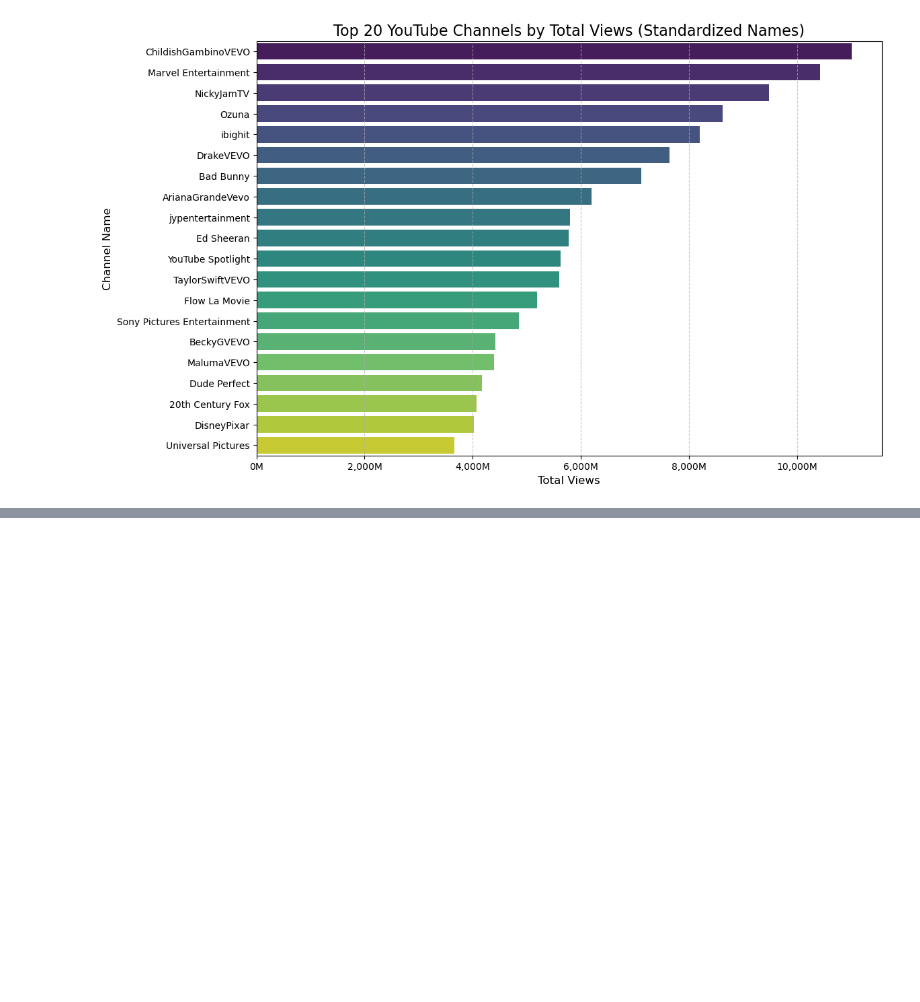
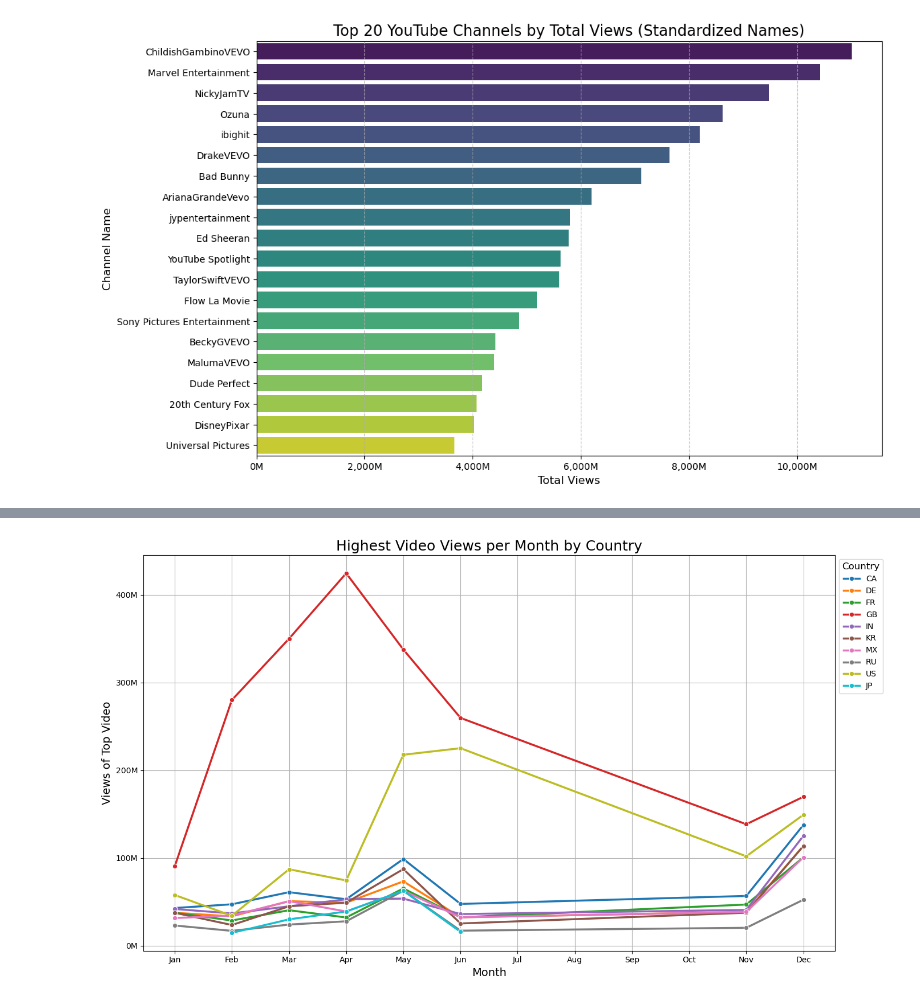
Before and after one commit to MuhammadAbbasi/FCS_Bicocca, a Jupyter notebook: code.ipynb, the cells around one changed output, grey strips where cells are left out. Drawn from its saved outputs; the diff is of its cells as text; code cells hidden in the pictures; blank space fills up the shorter version.

```diff
--- a/code.ipynb
+++ b/code.ipynb
@@ -164,0 +423,10 @@ plt.show()
+# %%
+
+# ==========================================
+# 13. For each (month, country) pair, the video with the largest number of views
+# ==========================================
+
+idx_max_views_month = df.groupby(['month', 'country'])['views'].idxmax()
+top_videos_month = df.loc[idx_max_views_month]
+print("Step 13: Identified top viewed videos per month and country.")
+top_videos_month.head(3)
@@ -164,0 +440,39 @@ plt.show()
+# %%
+# plot top videos per month per country - for myself
+plot_data = top_videos_month.sort_values('month').copy()
+plt.figure(figsize=(14, 8))
+
+# Create the Line Plot
+# Hue='country' creates a separate colored line for each country
+sns.lineplot(
+    data=plot_data,
+    x='month',
+    y='views',
+    hue='country',
+    marker='o',       # Adds dots at data points
+    linewidth=2.5,
+    palette='tab10'   # Distinct colors
+)
+
+# Titles and Labels
+plt.title('Highest Video Views per Month by Country', fontsize=18)
+plt.xlabel('Month', fontsize=14)
+plt.ylabel('Views of Top Video', fontsize=14)
+
+# Format X-Axis to show Month Names instead of numbers
+# Setting ticks for 1-12 and map them to months
+ax = plt.gca()
+ax.set_xticks(range(1, 13))
+ax.set_xticklabels(['Jan', 'Feb', 'Mar', 'Apr', 'May', 'Jun',
+                    'Jul', 'Aug', 'Sep', 'Oct', 'Nov', 'Dec'])
+
+# Format Y-Axis to Millions
+ax.yaxis.set_major_formatter(ticker.FuncFormatter(lambda x, pos: '{:,.0f}'.format(x/1e6) + 'M'))
+
+plt.legend(title='Country', title_fontsize='12', fontsize='10', loc='upper left', bbox_to_anchor=(1, 1))
+plt.grid()
+
+plt.tight_layout()
+plt.show()
+# %% [output]
+[figure, added]
```
Also changed, not shown: parts of 16 cells of this notebook.
